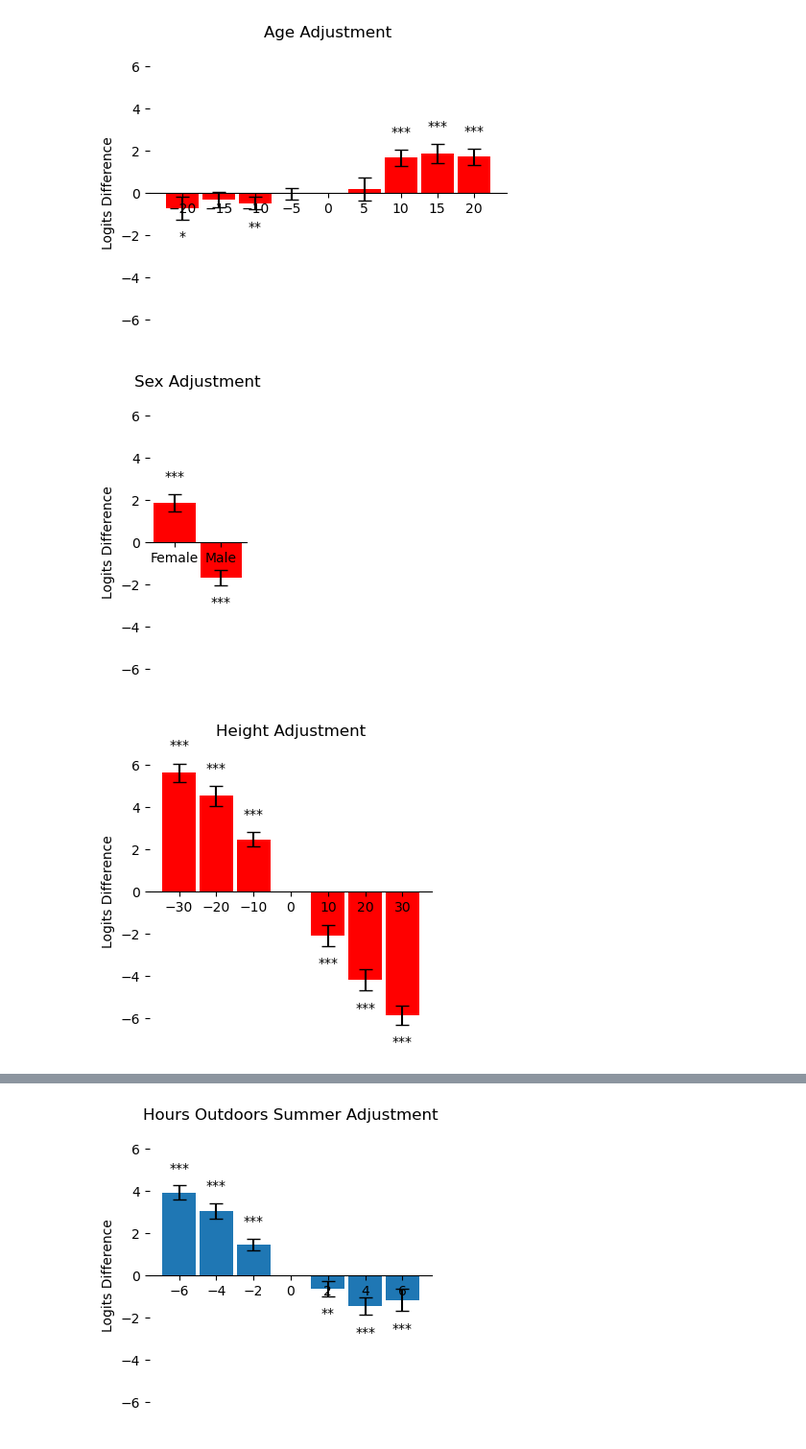
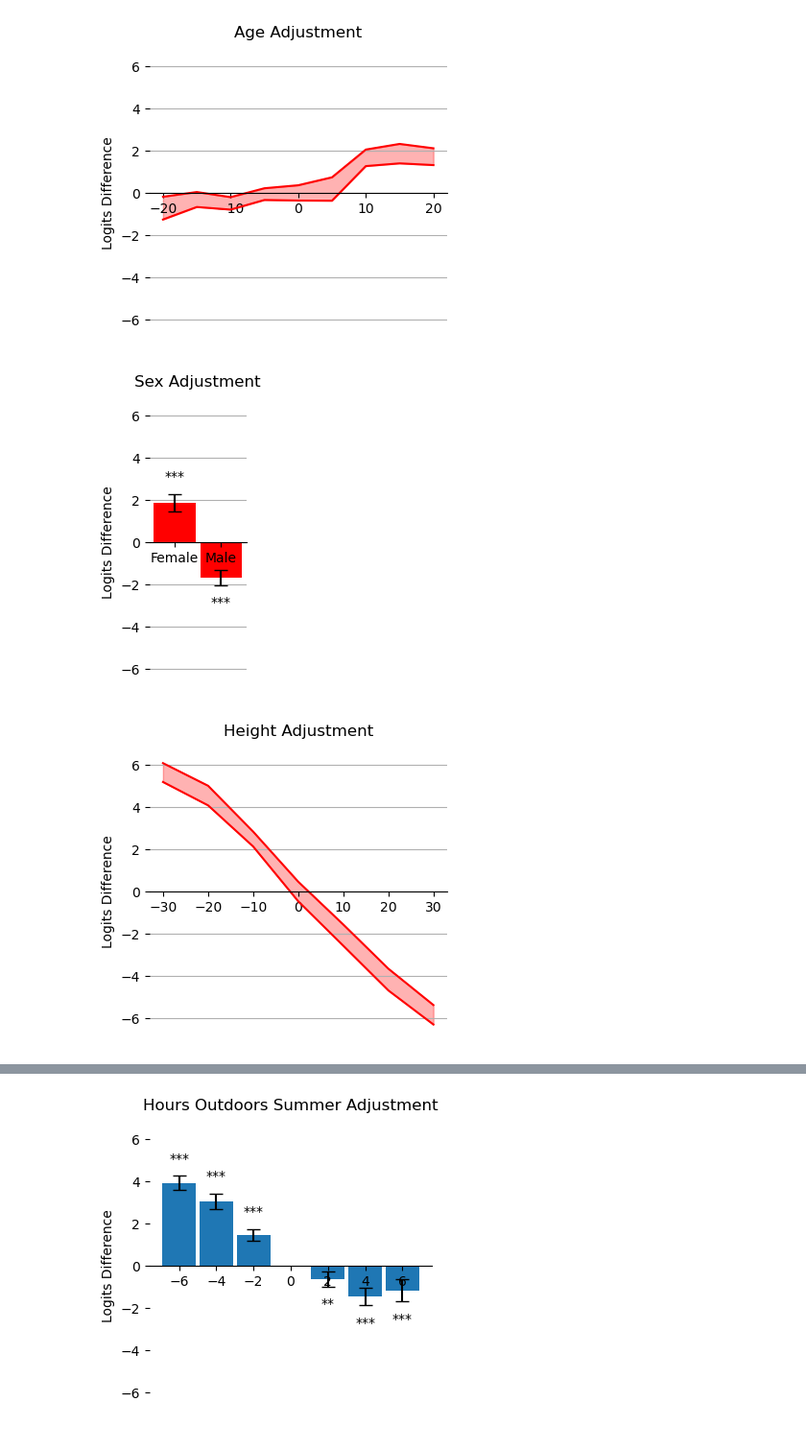
Before and after one commit to aorliche/PNC, a Jupyter notebook: UKB-AD/UKBAD3DeltaADGraph.ipynb, the cells around one changed output, grey strips where cells are left out. Shown at 96% size. Saved outputs shown, nothing was run; the diff lists cells and outputs as text; code cells hidden in the pictures.

Commit message:
More figures, trying more stuff with weird UKB AD

```diff
--- a/UKB-AD/UKBAD3DeltaADGraph.ipynb
+++ b/UKB-AD/UKBAD3DeltaADGraph.ipynb
@@ -2,9 +2,9 @@
 import matplotlib.pyplot as plt
 import numpy as np
 
-age_logits = [-0.0585619635, -0.4972086268, -0.3132117692, -0.7236748772, 0.1836919638, 1.660278325, 1.858647081, 1.715143761]
-age_diffs = [-5, -10, -15, -20, 5, 10, 15, 20]
-age_errs = [1.244521742, 1.318882426, 1.588019376, 2.407769538, 2.47964293, 1.751909599, 2.058746165, 1.780239455]
+age_logits = [0, -0.0585619635, -0.4972086268, -0.3132117692, -0.7236748772, 0.1836919638, 1.660278325, 1.858647081, 1.715143761]
+age_diffs = [0, -5, -10, -15, -20, 5, 10, 15, 20]
+age_errs = [1.616931353, 1.244521742, 1.318882426, 1.588019376, 2.407769538, 2.47964293, 1.751909599, 2.058746165, 1.780239455]
 
 def getsig(val, err):
     val = np.abs(val)
@@ -19,35 +19,86 @@ def getsig(val, err):
     return ''
 
 def showfig(logits, diffs, errs, field, color=None):
     fig, ax = plt.subplots(figsize=(0.3+(len(diffs)+1)*0.5,4))
 
     errs = np.array(errs)/np.sqrt(20)
 
     kwargs = {}
     if color is not None:
         kwargs = {'color': color}
     p = ax.bar(diffs, logits, width=0.9*(diffs[0]-diffs[1]), yerr=errs, capsize=5, **kwargs)
     ax.bar_label(p, padding=8, labels=[getsig(logits[i], errs[i]) for i in range(len(logits))])
     ax.set_xticks(diffs + [0])
 
     ax.spines['top'].set_visible(False)
     ax.spines['right'].set_visible(False)
     # ax.spines['bottom'].set_visible(False)
     ax.spines['left'].set_visible(False)
 
     ax.set_ylim([-7, 7])
     ax.set_ylabel('Logits Difference')
     ax.set_title(f'{field} Adjustment')
     # ax.xaxis.set_ticks_position('bottom')
     ax.spines['bottom'].set_position('zero')
 
     fig.show()
     name = field.replace(' ', '_')
     fig.savefig(f'/home/anton/Documents/Yale/UKB/Figures/ADRiskAdjustments/{name}.pdf')
 
-showfig(age_logits, age_diffs, age_errs, 'Age', color='red')
+def showfig2(logits, diffs, errs, field, color=None):
+    fig, ax = plt.subplots(figsize=(4,4))
+
+    logits = np.array(logits)
+    diffs = np.array(diffs)
+    errs = np.array(errs)/np.sqrt(20)
+
+    idcs = np.argsort(diffs)
+    logits = logits[idcs]
+    diffs = diffs[idcs]
+    errs = errs[idcs]
+
+    top = []
+    bot = []
+
+    for i in range(len(logits)):
+        val1 = logits[i]+errs[i]
+        val2 = logits[i]-errs[i]
+        if val1 > val2:
+            top.append(val1)
+            bot.append(val2)
+        else:
+            top.append(val2)
+            bot.append(val1)
+
+    kwargs = {'color': 'tab:blue'}
+    if color is not None:
+        kwargs = {'color': color}
+
+    ax.plot(diffs, top, **kwargs)
+    ax.plot(diffs, bot, **kwargs)
+    ax.fill_between(diffs, bot, top, alpha=0.3, **kwargs)
+
+    ax.spines['top'].set_visible(False)
+    ax.spines['right'].set_visible(False)
+    # ax.spines['bottom'].set_visible(False)
+    ax.spines['left'].set_visible(False)
+
+    ax.set_ylim([-7, 7])
+    ax.set_ylabel('Logits Difference')
+    ax.set_title(f'{field} Adjustment')
+    # ax.xaxis.set_ticks_position('bottom')
+    ax.spines['bottom'].set_position('zero')
+
+    ax.grid(True, axis='y')
+
+    fig.show()
+    name = field.replace(' ', '_')
+    fig.savefig(f'/home/anton/Documents/Yale/UKB/Figures/ADRiskAdjustments2/{name}.pdf')
+
+# showfig(age_logits, age_diffs, age_errs, 'Age', color='red')
+showfig2(age_logits, age_diffs, age_errs, 'Age', color='red')
 # %% [output]
-[figure, old version]
+[figure, new version]
 # %%
 def showfigcat(logits, cats, errs, field, savdir=None, color=None):
     fig, ax = plt.subplots(figsize=(0.3+len(cats)*0.5,4))
@@ -72,9 +123,11 @@ def showfigcat(logits, cats, errs, field, savdir=None, color=None):
     # ax.xaxis.set_ticks_position('bottom')
     ax.spines['bottom'].set_position('zero')
 
+    ax.grid(True, axis='y')
+
     fig.show()
     name = field.replace(' ', '_')
-    fig.savefig(f'/home/anton/Documents/Yale/UKB/Figures/ADRiskAdjustments/{name}.pdf')
+    fig.savefig(f'/home/anton/Documents/Yale/UKB/Figures/ADRiskAdjustments2/{name}.pdf')
 
 sex_logits = [1.866962152, -1.682636229]
 sex_cats = ['Female', 'Male']
@@ -82,13 +135,13 @@ sex_errs = [1.845964807, 1.62811871]
 
 showfigcat(sex_logits, sex_cats, sex_errs, 'Sex', color='red')
 # %% [output]
-[figure, old version]
+[figure, new version]
 # %%
-logits = [2.483684975,4.543824714,6.132602312-0.5,-2.067015215,-4.171483859,-6.339841563+0.5]
-diffs = [-10,-20,-30,10,20,30]
-errs = [1.575243667,2.07786963,1.998672927,2.245756958,2.303119867,2.062967899]
+logits = [0, 2.483684975,4.543824714,6.132602312-0.5,-2.067015215,-4.171483859,-6.339841563+0.5]
+diffs = [0, -10,-20,-30,10,20,30]
+errs = [2.075981759, 1.575243667,2.07786963,1.998672927,2.245756958,2.303119867,2.062967899]
 
-showfig(logits, diffs, errs, 'Height', color='red')
+showfig2(logits, diffs, errs, 'Height', color='red')
 # %% [output]
-[figure, old version]
+[figure, new version]
 # %%
```
Also changed, not shown: parts of 6 cells of this notebook, 7 other files.
